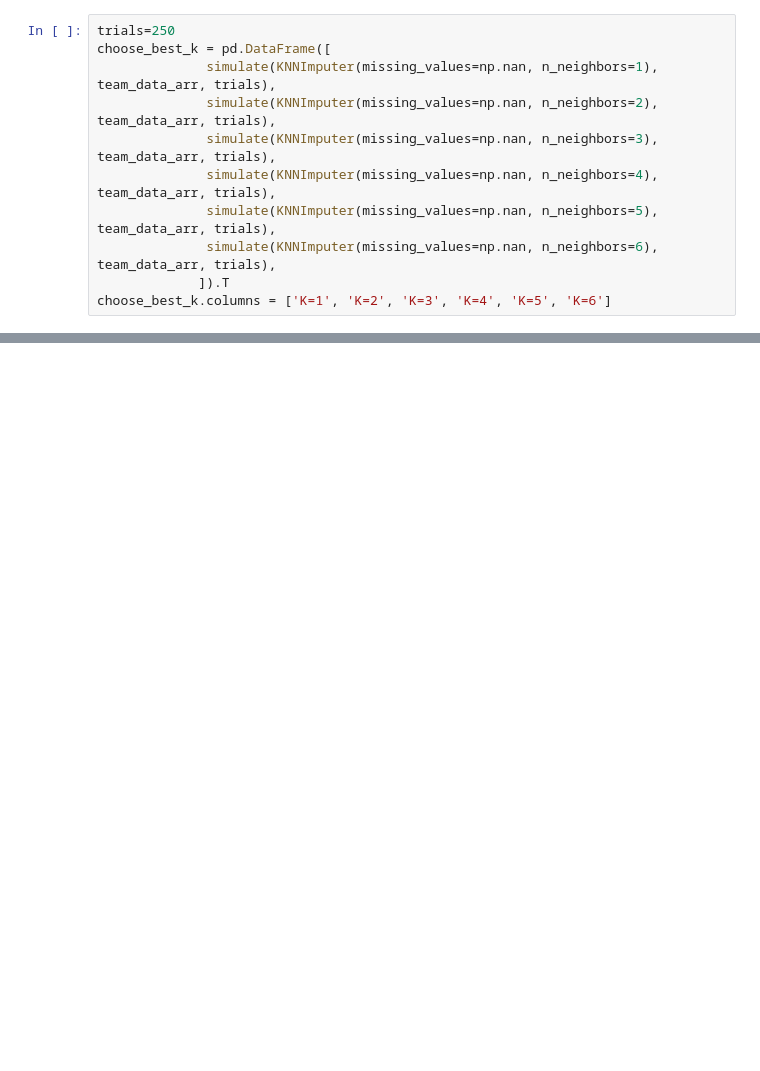
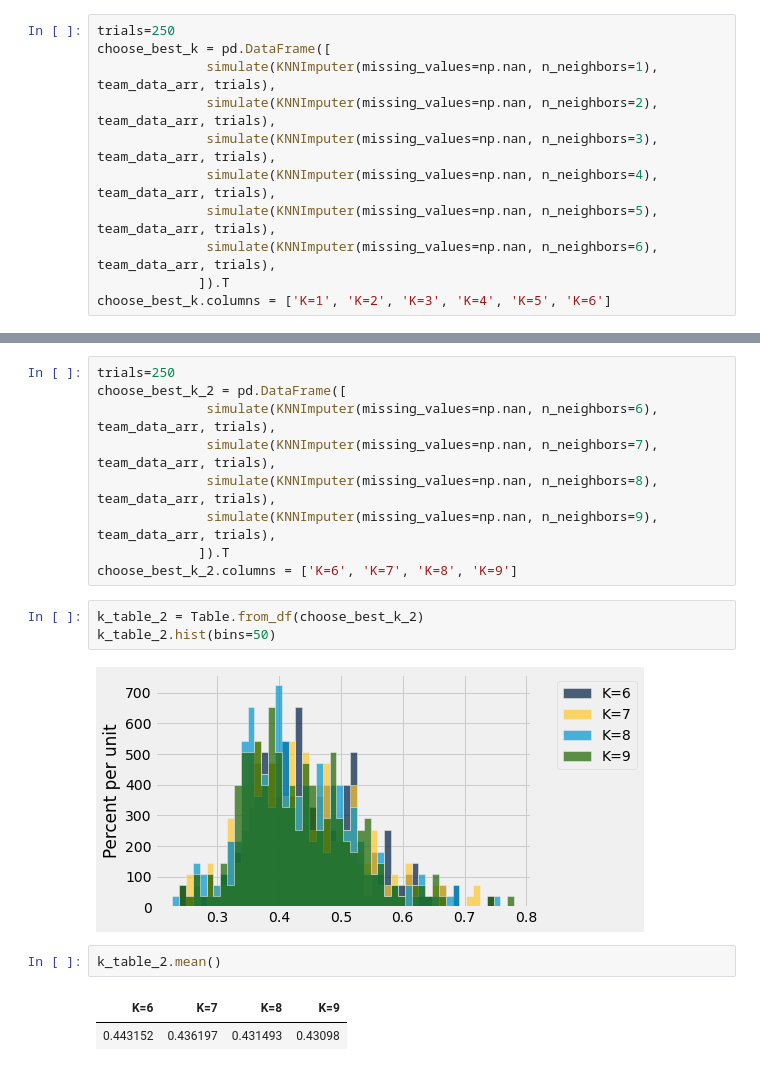
Before and after one commit to stephrb/COMP-562H-Project, a Jupyter notebook: march-madness-analysis.ipynb, the cells around one changed output, grey strips where cells are left out. Cells and saved outputs as stored; diff of their text form; blank space fills up the shorter version.

```diff
--- a/march-madness-analysis.ipynb
+++ b/march-madness-analysis.ipynb
@@ -135,0 +136,19 @@ k_table.boxplot()
+# %%
+trials=250
+choose_best_k_2 = pd.DataFrame([
+              simulate(KNNImputer(missing_values=np.nan, n_neighbors=6), team_data_arr, trials),
+              simulate(KNNImputer(missing_values=np.nan, n_neighbors=7), team_data_arr, trials),
+              simulate(KNNImputer(missing_values=np.nan, n_neighbors=8), team_data_arr, trials),
+              simulate(KNNImputer(missing_values=np.nan, n_neighbors=9), team_data_arr, trials),
+             ]).T
+choose_best_k_2.columns = ['K=6', 'K=7', 'K=8', 'K=9']
+# %%
+k_table_2 = Table.from_df(choose_best_k_2)
+k_table_2.hist(bins=50)
+# %% [output]
+[figure, added]
+# %%
+k_table_2.mean()
+# %% [output]
+| K=6 | K=7 | K=8 | K=9 |
+| 0.443152 | 0.436197 | 0.431493 | 0.43098 |
```
Also changed, not shown: parts of 13 cells of this notebook, 2 other files.
